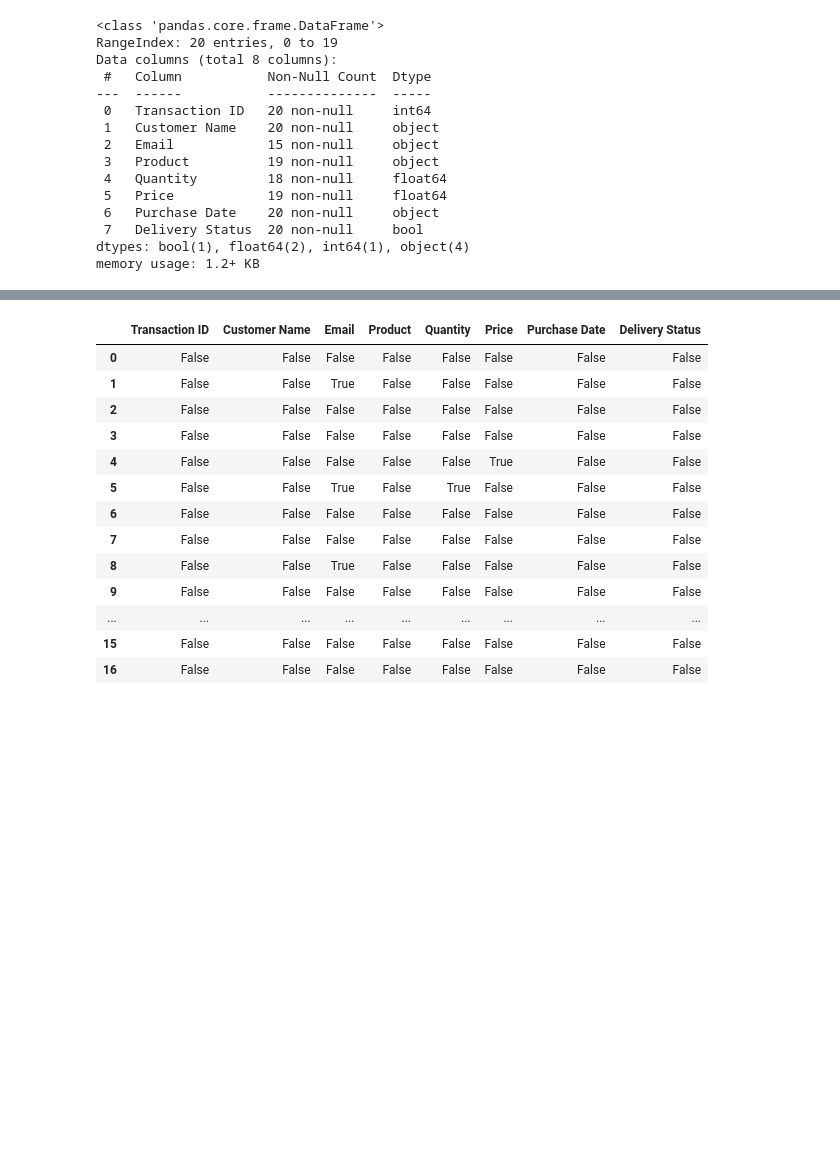
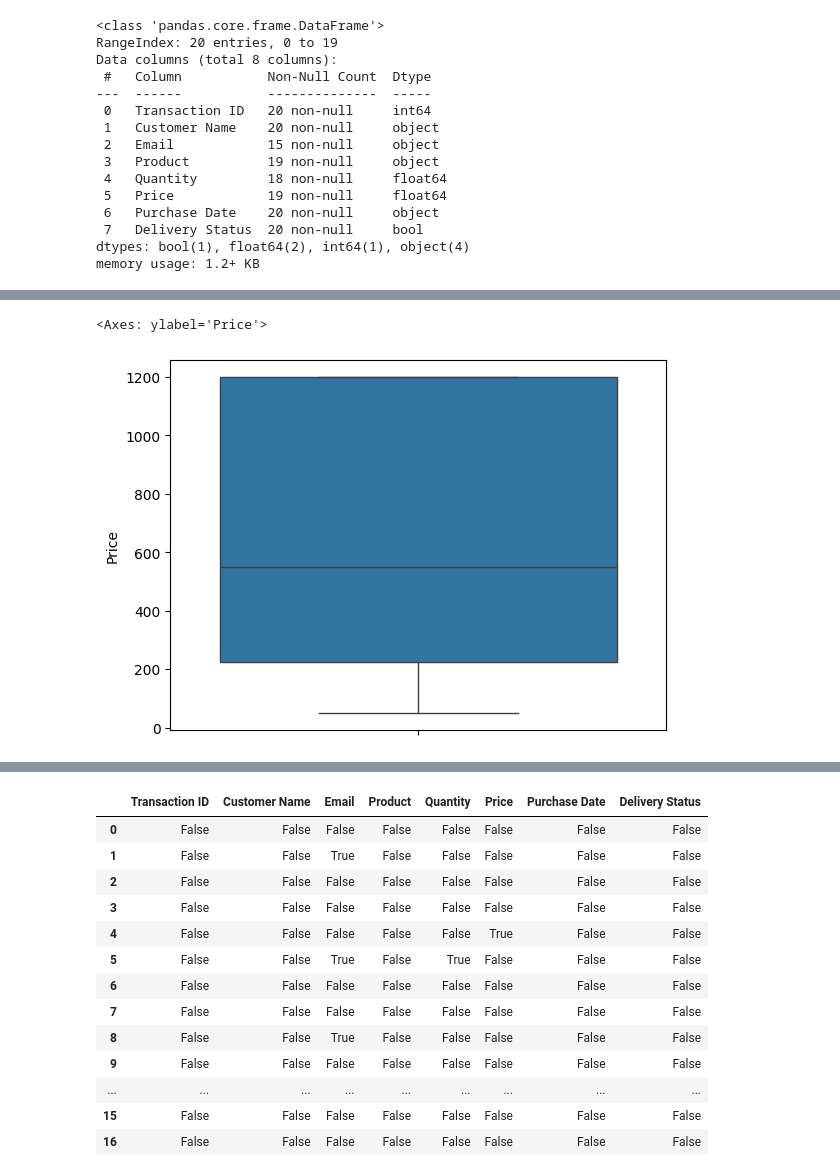
Before and after one commit to aminuddin1234/Artificial_inteligent_and_machine_learning_course, a Jupyter notebook: AI & ML courses/Day 15 - Data Handling/Data Cleaning.ipynb, the cells around one changed output, grey strips where cells are left out. Cells and saved outputs as stored; diff of their text form; code cells hidden in the pictures; blank space fills up the shorter version.

```diff
--- a/AI & ML courses/Day 15 - Data Handling/Data Cleaning.ipynb
+++ b/AI & ML courses/Day 15 - Data Handling/Data Cleaning.ipynb
@@ -3,7 +3,7 @@ data = [
     {"Transaction ID": 1001, "Customer Name": "Alice Smith", "Email": "alice@example.com", "Product": "Laptop", "Quantity": 1, "Price": 1200.00, "Purchase Date": "2024-09-15", "Delivery Status": True},
     {"Transaction ID": 1002, "Customer Name": "Bob Jones", "Email": None, "Product": "Headphones", "Quantity": 2, "Price": 150.00, "Purchase Date": "2024-09-16", "Delivery Status": True},
     {"Transaction ID": 1003, "Customer Name": "Charlie Johnson", "Email": "charlie#example.com", "Product": "Smartphone", "Quantity": 1, "Price": 800.00, "Purchase Date": "16/09/2024", "Delivery Status": True},
-    {"Transaction ID": 1004, "Customer Name": "David Lee", "Email": "david.lee@example.com", "Product": "Laptop", "Quantity": 1, "Price": 1200.00, "Purchase Date": "2024-09-17", "Delivery Status": False},
+    {"Transaction ID": 1004, "Customer Name": "David Lee", "Email": "david.lee@example.com", "Product": "Laptop", "Quantity": 1, "Price": 120000.00, "Purchase Date": "2024-09-17", "Delivery Status": False},
     {"Transaction ID": 1005, "Customer Name": "Eve Martinez", "Email": "eve.martinez@example.com", "Product": "Smartwatch", "Quantity": 3, "Price": None, "Purchase Date": "17th Sep 2024", "Delivery Status": True},
     {"Transaction ID": 1006, "Customer Name": "Frank Wright", "Email": None, "Product": "Tablet", "Quantity": None, "Price": 600.00, "Purchase Date": "2024-09-18", "Delivery Status": False},
     {"Transaction ID": 1007, "Customer Name": "Grace Lee", "Email": "grace.lee@example.com", "Product": "Laptop", "Quantity": 1, "Price": 1200.00, "Purchase Date": "2024-09-19", "Delivery Status": True},
@@ -18,7 +18,7 @@ data = [
     {"Transaction ID": 1016, "Customer Name": "Oscar Harris", "Email": "oscar.harris@example.com", "Product": "Laptop", "Quantity": 2, "Price": 1200.00, "Purchase Date": "2024-09-25", "Delivery Status": True},
     {"Transaction ID": 1017, "Customer Name": "Paul Young", "Email": "paulyoung", "Product": "Monitor", "Quantity": 2, "Price": 300.00, "Purchase Date": "09/25/2024", "Delivery Status": True},
     {"Transaction ID": 1018, "Customer Name": "Quinn Lopez", "Email": None, "Product": "Smartphone", "Quantity": 1, "Price": 800.00, "Purchase Date": "2024-09-26", "Delivery Status": False},
-    {"Transaction ID": 1019, "Customer Name": "Rachel Scott", "Email": "rachel.scott@example.com", "Product": "Keyboard", "Quantity": 2, "Price": 100.00, "Purchase Date": "2024-09-27", "Delivery Status": True},
+    {"Transaction ID": 1019, "Customer Name": "Rachel Scott", "Email": "rachel.scott@example.com", "Product": "Keyboard", "Quantity": 2, "Price": 100000.00, "Purchase Date": "2024-09-27", "Delivery Status": True},
     {"Transaction ID": 1020, "Customer Name": "Steve King", "Email": "steve.king@example.com", "Product": "Mouse", "Quantity": None, "Price": 50.00, "Purchase Date": "2024-09-28", "Delivery Status": True},
 ]
 # %%
@@ -50,0 +71,6 @@ memory usage: 1.2+ KB
+# %%
+dfx = df.dropna()
+# %%
+dfx
+z_scores = stats.zscore(dfx['Price'])
+z_scores
@@ -50,0 +81,5 @@ memory usage: 1.2+ KB
+# %%
+threshold = 1.5
+# -3 < z <3
+new_x = dfx[ (-threshold < z_scores) & (z_scores < threshold) ]
+new_x
@@ -51,3 +98,8 @@ memory usage: 1.2+ KB
+# %%
+sns.boxplot(new_x['Price'])
+# %% [output]
+<Axes: ylabel='Price'>
+[figure, added]
 # %%
 df.describe(include='all')
 # %% [output]
```
Also changed, not shown: parts of 19 cells of this notebook, 1 other file.
